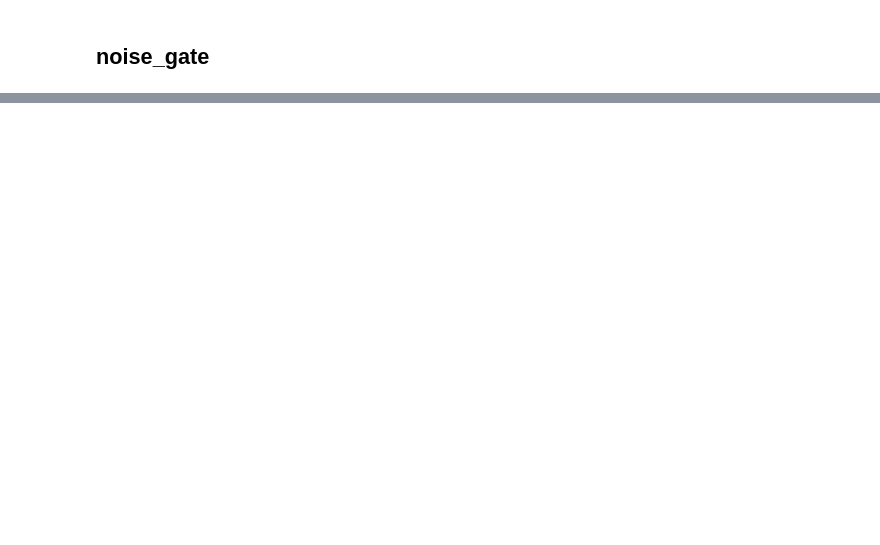
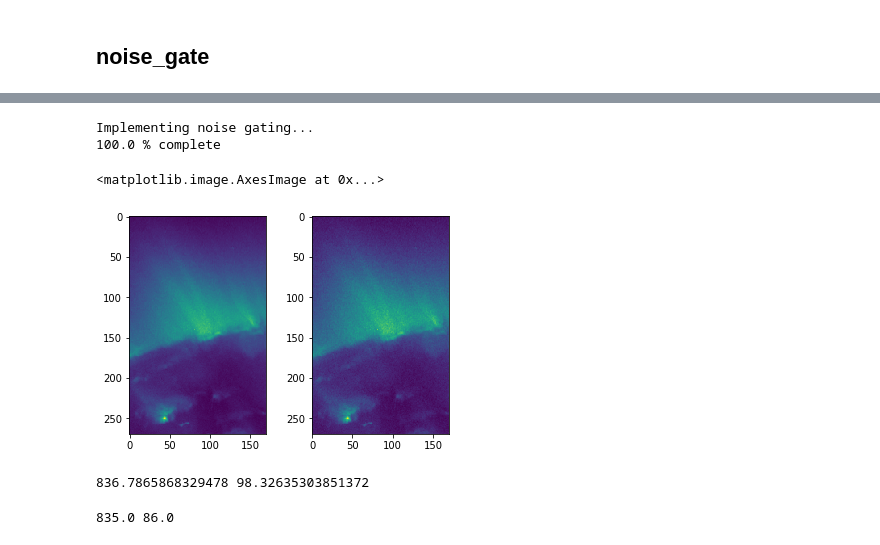
Before and after one commit to Richardjmorton/noise_gating, a Jupyter notebook: Python_version/Notebook_Tests.ipynb, the cells around one changed output, grey strips where cells are left out. Cells and saved outputs as stored; diff of their text form; code cells hidden in the pictures; blank space fills up the shorter version.

```diff
--- a/Python_version/Notebook_Tests.ipynb
+++ b/Python_version/Notebook_Tests.ipynb
@@ -163,0 +283,23 @@ Calculating noise model...
+# %%
+gated_data = run_filter(test, betas, gate=True)
+# %% [output]
+Implementing noise gating...
+100.0 % complete
+# %%
+fig, ax = plt.subplots(1,2)
+
+original  = images[300+15:600-15,15:200-15,15]
+gated = gated_data[15:-15,15:-15,15]
+ax[0].imshow(gated)
+ax[1].imshow(original)
+# %% [output]
+<matplotlib.image.AxesImage at 0x...>
+[figure, added]
+# %%
+print(np.max(gated), np.min(gated))
+# %% [output]
+836.7865868329478 98.32635303851372
+# %%
+print(np.max(original), np.min(original))
+# %% [output]
+835.0 86.0
```
Also changed, not shown: parts of 13 cells of this notebook, 3 other files.
